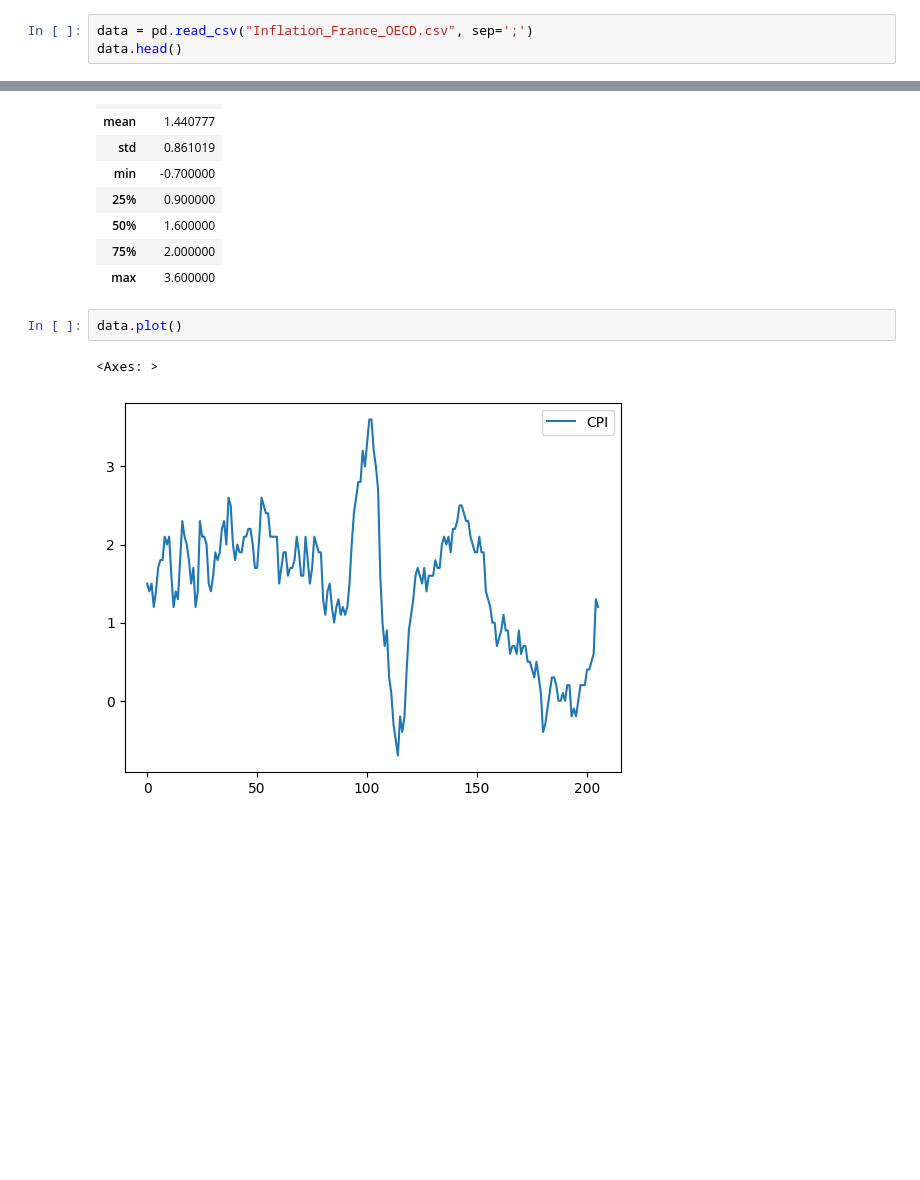
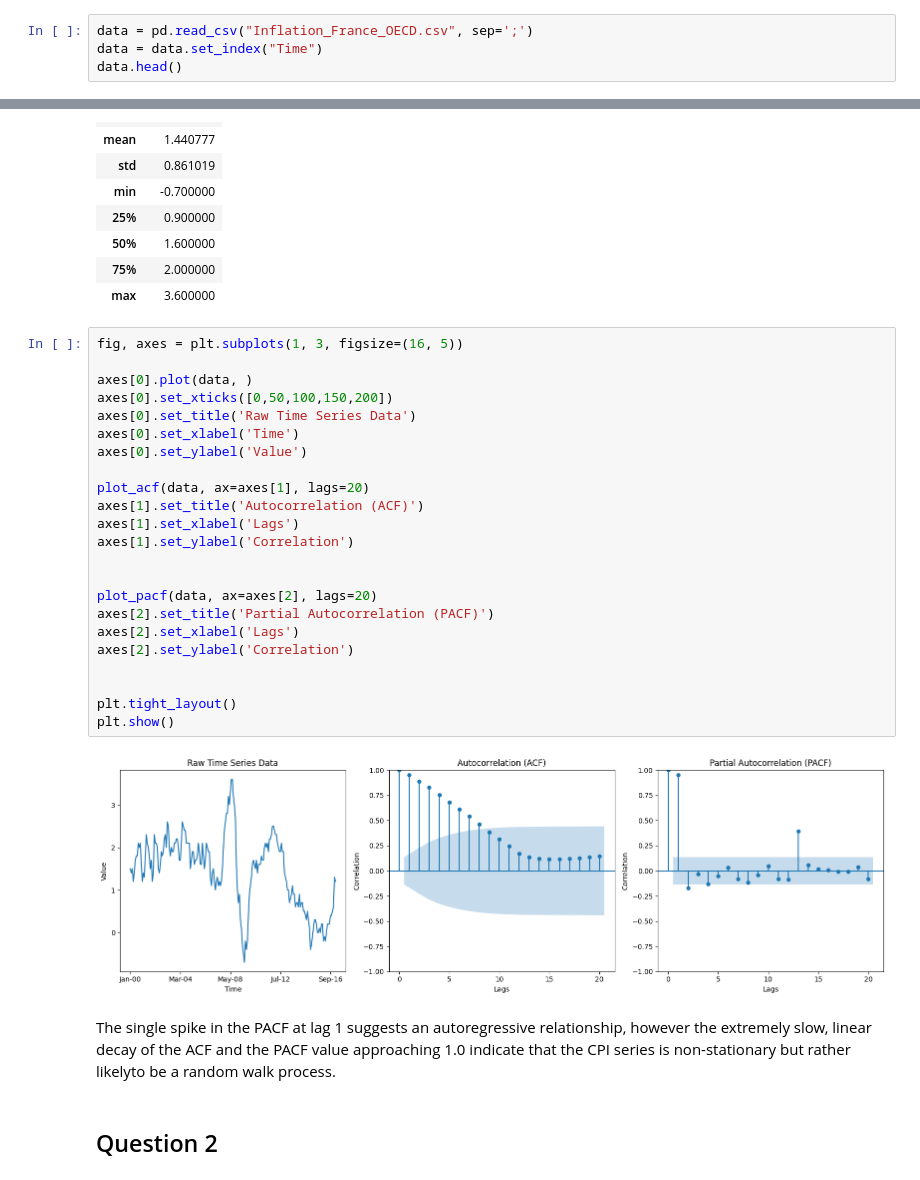
Before and after one commit to tristan-bailly/Econometrics_HW1, a Jupyter notebook: Homework_2_DSBA.ipynb, the cells around one changed output, grey strips where cells are left out. Cells and saved outputs as stored; diff of their text form; blank space fills up the shorter version.

```diff
--- a/Homework_2_DSBA.ipynb
+++ b/Homework_2_DSBA.ipynb
@@ -10,4 +13,5 @@ import pandas as pd
 # %%
 data = pd.read_csv("Inflation_France_OECD.csv", sep=';')
+data = data.set_index("Time")
 data.head()
 # %% [output]
@@ -49,7 +56,31 @@ data.describe()
 | 75% | 2.000000 |
 | max | 3.600000 |
 # %%
-data.plot()
+fig, axes = plt.subplots(1, 3, figsize=(16, 5))
+
+axes[0].plot(data, )
+axes[0].set_xticks([0,50,100,150,200])
+axes[0].set_title('Raw Time Series Data')
+axes[0].set_xlabel('Time')
+axes[0].set_ylabel('Value')
+
+plot_acf(data, ax=axes[1], lags=20)
+axes[1].set_title('Autocorrelation (ACF)')
+axes[1].set_xlabel('Lags')
+axes[1].set_ylabel('Correlation')
+
+
+plot_pacf(data, ax=axes[2], lags=20)
+axes[2].set_title('Partial Autocorrelation (PACF)')
+axes[2].set_xlabel('Lags')
+axes[2].set_ylabel('Correlation')
+
+
+plt.tight_layout()
+plt.show()
 # %% [output]
-<Axes: >
-[figure, old version]
+[figure, new version]
+# %% [markdown]
+The single spike in the PACF at lag 1 suggests an autoregressive relationship, however the extremely slow, linear decay of the ACF and the PACF value approaching 1.0 indicate that the CPI series is non-stationary but rather likelyto be a random walk process.
+# %% [markdown]
+## Question 2
```
Also changed, not shown: parts of 7 cells of this notebook.
